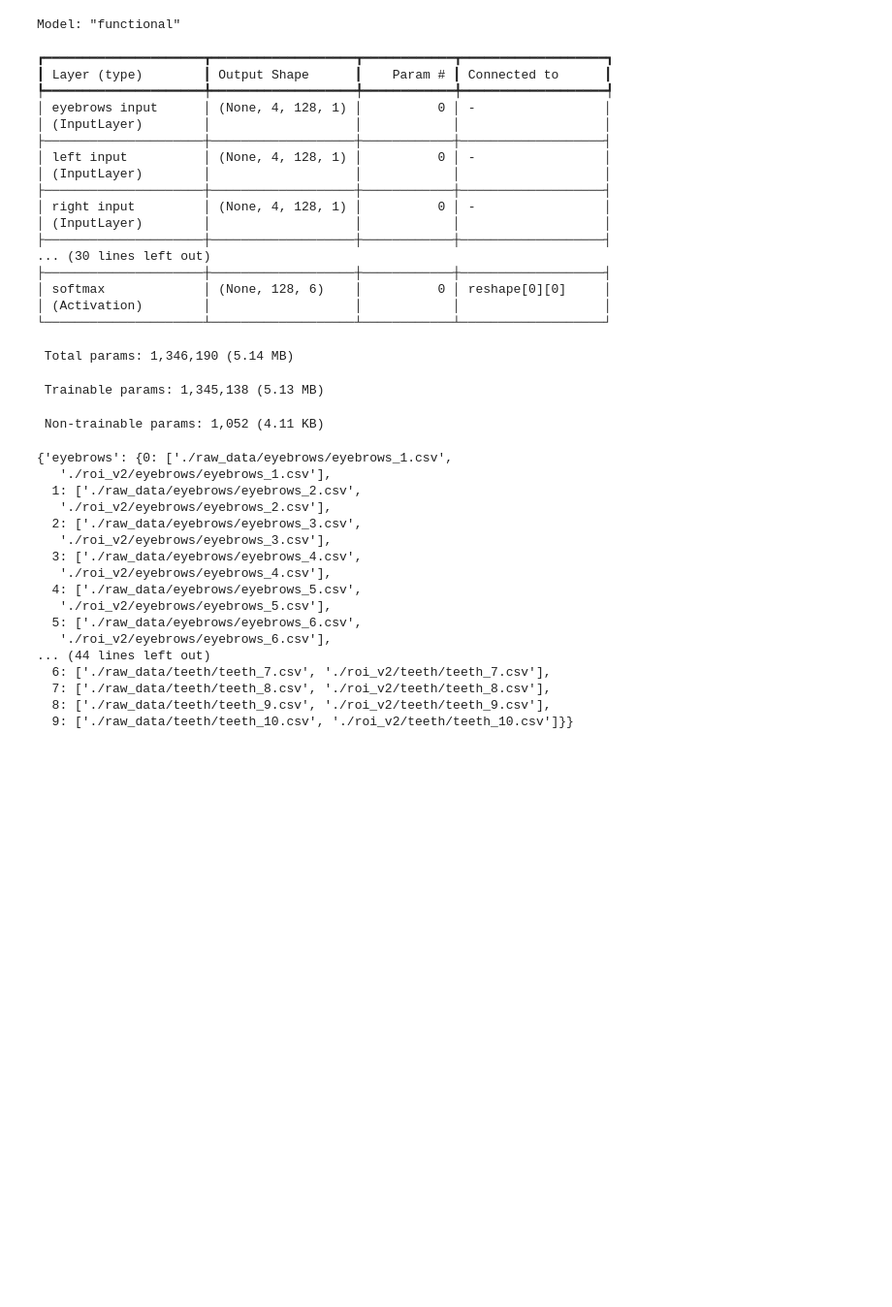
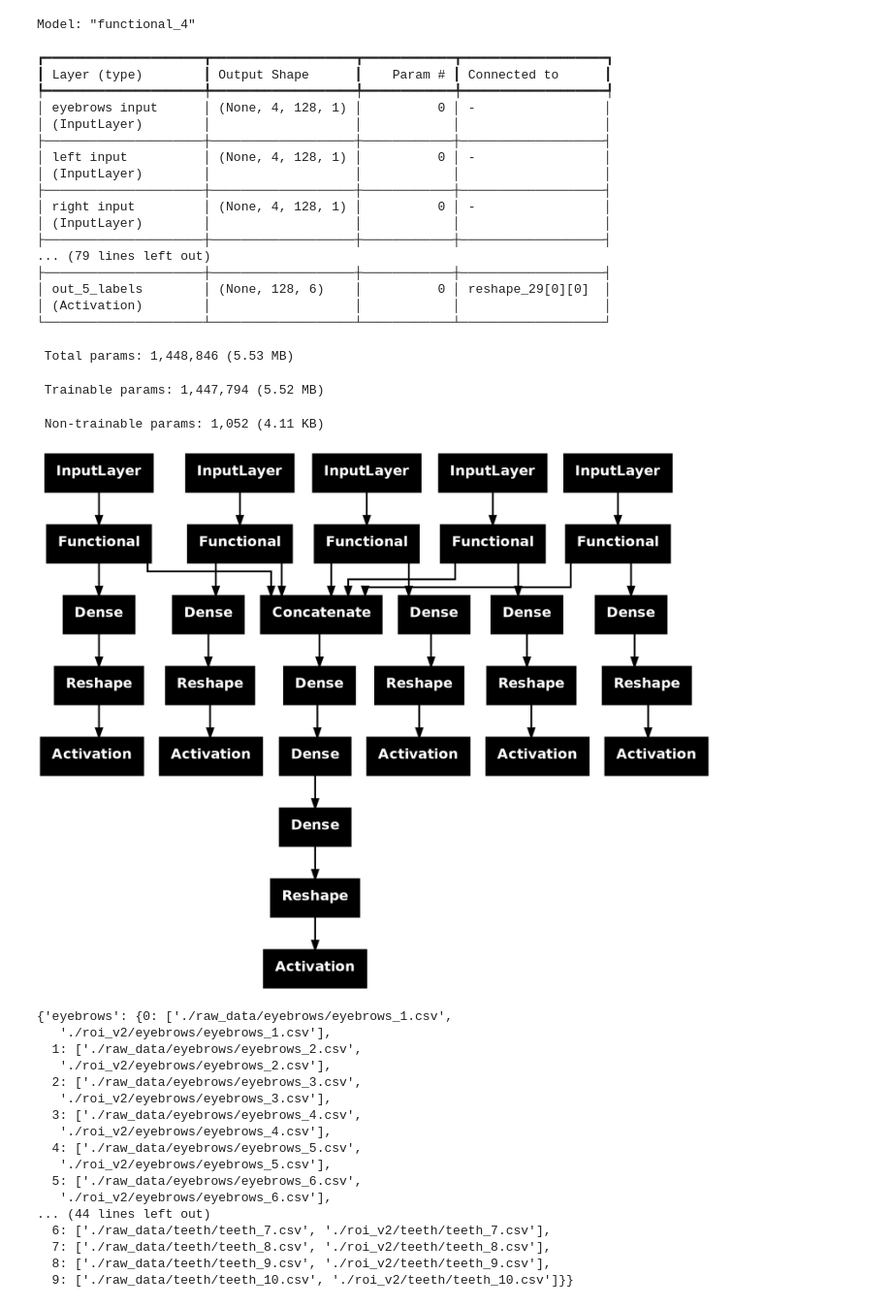
Before and after one commit to dangnm-2032/FPTU_FA22_EEG_experiments, a Jupyter notebook: orthogonal_3_train.ipynb, the cells around one changed output. Shown: that part at 97% size. Saved outputs shown, nothing was run; the diff lists cells and outputs as text; code cells hidden in the pictures; blank space fills up the shorter version.

```diff
--- a/orthogonal_3_train.ipynb
+++ b/orthogonal_3_train.ipynb
@@ -124,10 +106,10 @@ for i in range(len(label_name)):
     input = inputs[i]
 
     outs.append(model(input))
-    x = model(input).layers[-1].output
+    x = model(input)
     x = Dense(128*2, activation='relu')(x)
     x = Reshape((128, 2))(x)
-    x = Activation('softmax', name = 'softmax')(x)
+    x = Activation('softmax', name = f'out_{label_name[i]}')(x)
     out_each_model.append(x)
 
 x = Concatenate()(outs)
@@ -135,7 +117,7 @@ x = Dense(1024, activation='gelu')(x)
 x = Dense(512, activation='gelu')(x)
 x = Dense(128*6, activation='linear')(x)
 x = Reshape((128, 6))(x)
-x = Activation('softmax', name = 'softmax')(x)
+x = Activation('softmax', name = 'out_5_labels')(x)
 
 out_each_model.append(x)
 
@@ -145,10 +127,10 @@ model.summary()
 model.compile(
     loss='sparse_categorical_crossentropy',
     optimizer='adam',
-    metrics=['accuracy']
+    metrics=['accuracy', 'accuracy', 'accuracy', 'accuracy', 'accuracy', 'accuracy']
 )
 # %% [output]
-Model: "functional"
+Model: "functional_4"
 ┏━━━━━━━━━━━━━━━━━━━━━┳━━━━━━━━━━━━━━━━━━━┳━━━━━━━━━━━━┳━━━━━━━━━━━━━━━━━━━┓
 ┃ Layer (type)        ┃ Output Shape      ┃    Param # ┃ Connected to      ┃
 ┡━━━━━━━━━━━━━━━━━━━━━╇━━━━━━━━━━━━━━━━━━━╇━━━━━━━━━━━━╇━━━━━━━━━━━━━━━━━━━┩
@@ -161,14 +143,20 @@ Model: "functional"
 │ right input         │ (None, 4, 128, 1) │          0 │ -                 │
 │ (InputLayer)        │                   │            │                   │
 ├─────────────────────┼───────────────────┼────────────┼───────────────────┤
-... (30 lines left out)
+... (79 lines left out)
 ├─────────────────────┼───────────────────┼────────────┼───────────────────┤
-│ softmax             │ (None, 128, 6)    │          0 │ reshape[0][0]     │
+│ out_5_labels        │ (None, 128, 6)    │          0 │ reshape_29[0][0]  │
 │ (Activation)        │                   │            │                   │
 └─────────────────────┴───────────────────┴────────────┴───────────────────┘
- Total params: 1,346,190 (5.14 MB)
+ Total params: 1,448,846 (5.53 MB)
- Trainable params: 1,345,138 (5.13 MB)
+ Trainable params: 1,447,794 (5.52 MB)
  Non-trainable params: 1,052 (4.11 KB)
+# %%
+from tensorflow.keras.utils import plot_model
+
+plot_model(model)
+# %% [output]
+[figure, added]
 # %%
 raw_data = {}
 trial_num = 10
```
Also changed, not shown: parts of 8 cells of this notebook, 1 other file.
